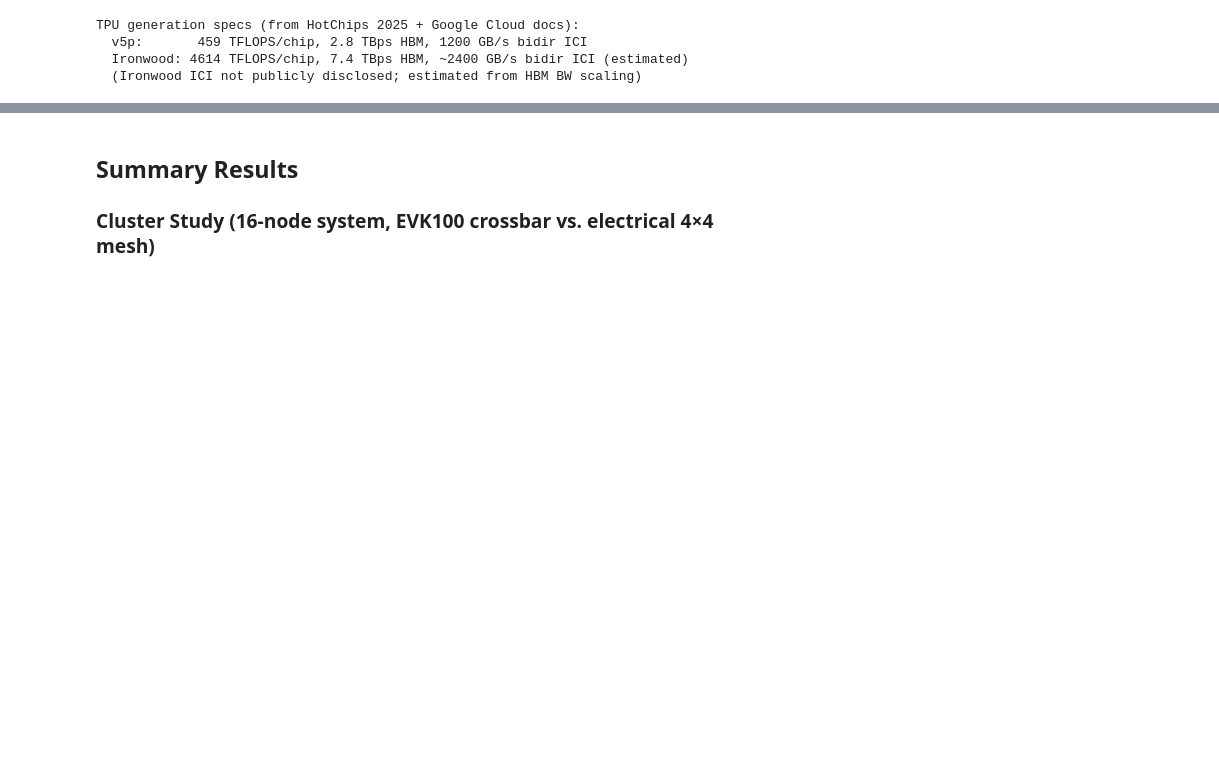
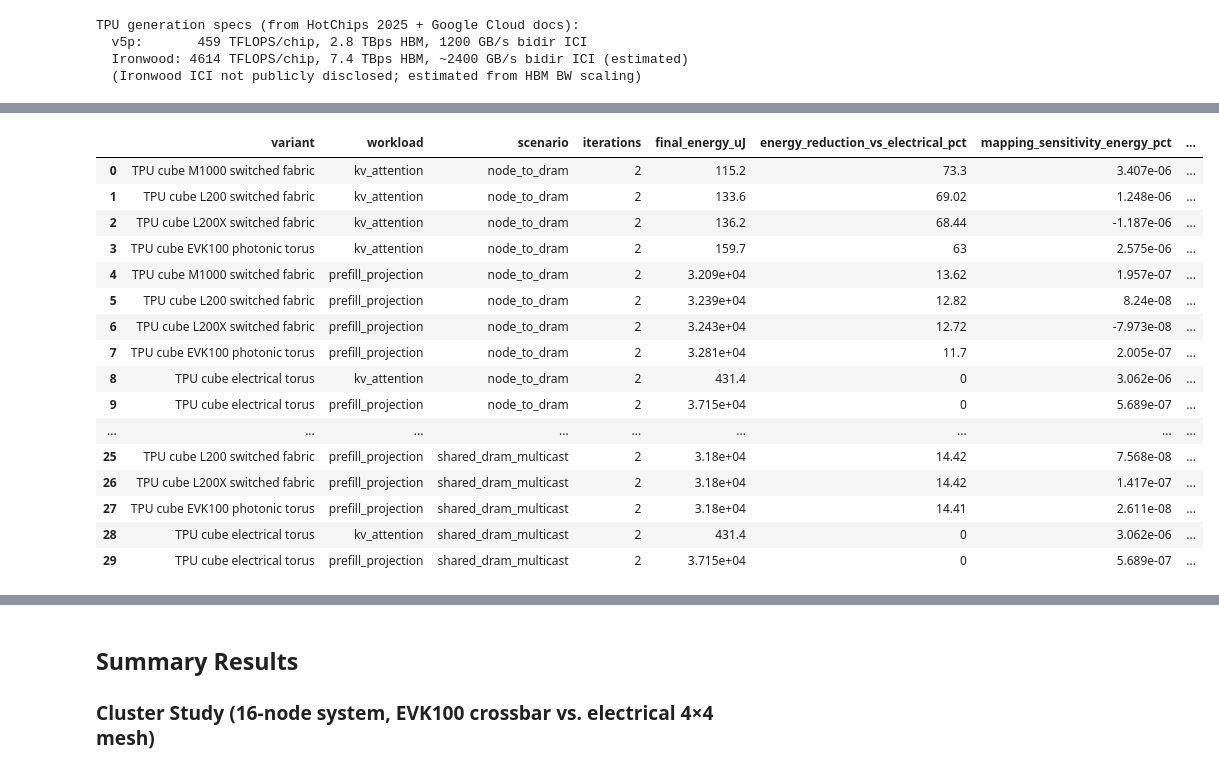
Before and after one commit to PranavSitaraman/lightmatter-accelerator, a Jupyter notebook: workspace/final_project/4_lightmatter_interconnects.ipynb, the cells around one changed output, grey strips where cells are left out. Saved outputs shown, nothing was run; the diff lists cells and outputs as text; code cells hidden in the pictures; blank space fills up the shorter version.

```diff
--- a/workspace/final_project/4_lightmatter_interconnects.ipynb
+++ b/workspace/final_project/4_lightmatter_interconnects.ipynb
@@ -1043,0 +1065,36 @@ It changes which topology is *feasible*:
+# %%
+tpu_mapping_df = tpu_cube_mapping_study(
+    workload_names=("kv_attention", "prefill_projection"),
+    scenario_names=DEFAULT_SCENARIO_NAMES,
+    max_iterations=4,
+)
+tpu_mapping_df.to_csv(RESULTS_DIR / "tpu_mapping_study.csv", index=False)
+
+mapping_cols = [
+    "variant", "workload", "scenario", "iterations",
+    "final_energy_uJ", "energy_reduction_vs_electrical_pct",
+    "mapping_sensitivity_energy_pct", "final_remote_bits_kib",
+    "mapping_differs_from_electrical", "spatial_NodeX_usage",
+    "spatial_NodeY_usage", "spatial_NodeZ_usage",
+]
+tpu_mapping_df[mapping_cols].sort_values(
+    ["scenario", "energy_reduction_vs_electrical_pct"], ascending=[True, False]
+).reset_index(drop=True)
+# %% [output]
+|  | variant | workload | scenario | iterations | final_energy_uJ | energy_reduction_vs_electrical_pct | mapping_sensitivity_energy_pct | ... |
+| 0 | TPU cube M1000 switched fabric | kv_attention | node_to_dram | 2 | 115.2 | 73.3 | 3.407e-06 | ... |
+| 1 | TPU cube L200 switched fabric | kv_attention | node_to_dram | 2 | 133.6 | 69.02 | 1.248e-06 | ... |
+| 2 | TPU cube L200X switched fabric | kv_attention | node_to_dram | 2 | 136.2 | 68.44 | -1.187e-06 | ... |
+| 3 | TPU cube EVK100 photonic torus | kv_attention | node_to_dram | 2 | 159.7 | 63 | 2.575e-06 | ... |
+| 4 | TPU cube M1000 switched fabric | prefill_projection | node_to_dram | 2 | 3.209e+04 | 13.62 | 1.957e-07 | ... |
+| 5 | TPU cube L200 switched fabric | prefill_projection | node_to_dram | 2 | 3.239e+04 | 12.82 | 8.24e-08 | ... |
+| 6 | TPU cube L200X switched fabric | prefill_projection | node_to_dram | 2 | 3.243e+04 | 12.72 | -7.973e-08 | ... |
+| 7 | TPU cube EVK100 photonic torus | prefill_projection | node_to_dram | 2 | 3.281e+04 | 11.7 | 2.005e-07 | ... |
+| 8 | TPU cube electrical torus | kv_attention | node_to_dram | 2 | 431.4 | 0 | 3.062e-06 | ... |
+| 9 | TPU cube electrical torus | prefill_projection | node_to_dram | 2 | 3.715e+04 | 0 | 5.689e-07 | ... |
+| ... | ... | ... | ... | ... | ... | ... | ... | ... |
+| 25 | TPU cube L200 switched fabric | prefill_projection | shared_dram_multicast | 2 | 3.18e+04 | 14.42 | 7.568e-08 | ... |
+| 26 | TPU cube L200X switched fabric | prefill_projection | shared_dram_multicast | 2 | 3.18e+04 | 14.42 | 1.417e-07 | ... |
+| 27 | TPU cube EVK100 photonic torus | prefill_projection | shared_dram_multicast | 2 | 3.18e+04 | 14.41 | 2.611e-08 | ... |
+| 28 | TPU cube electrical torus | kv_attention | shared_dram_multicast | 2 | 431.4 | 0 | 3.062e-06 | ... |
+| 29 | TPU cube electrical torus | prefill_projection | shared_dram_multicast | 2 | 3.715e+04 | 0 | 5.689e-07 | ... |
```
Also changed, not shown: parts of 22 cells of this notebook, 35 other files.
